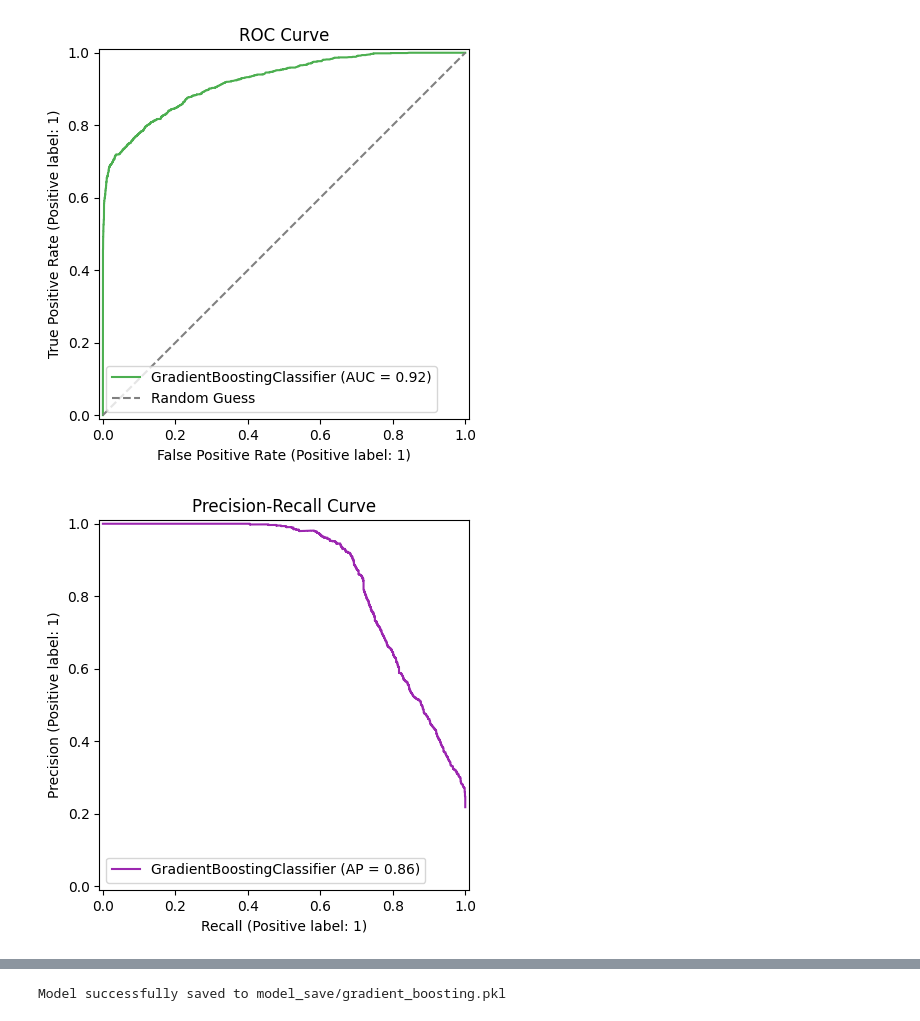
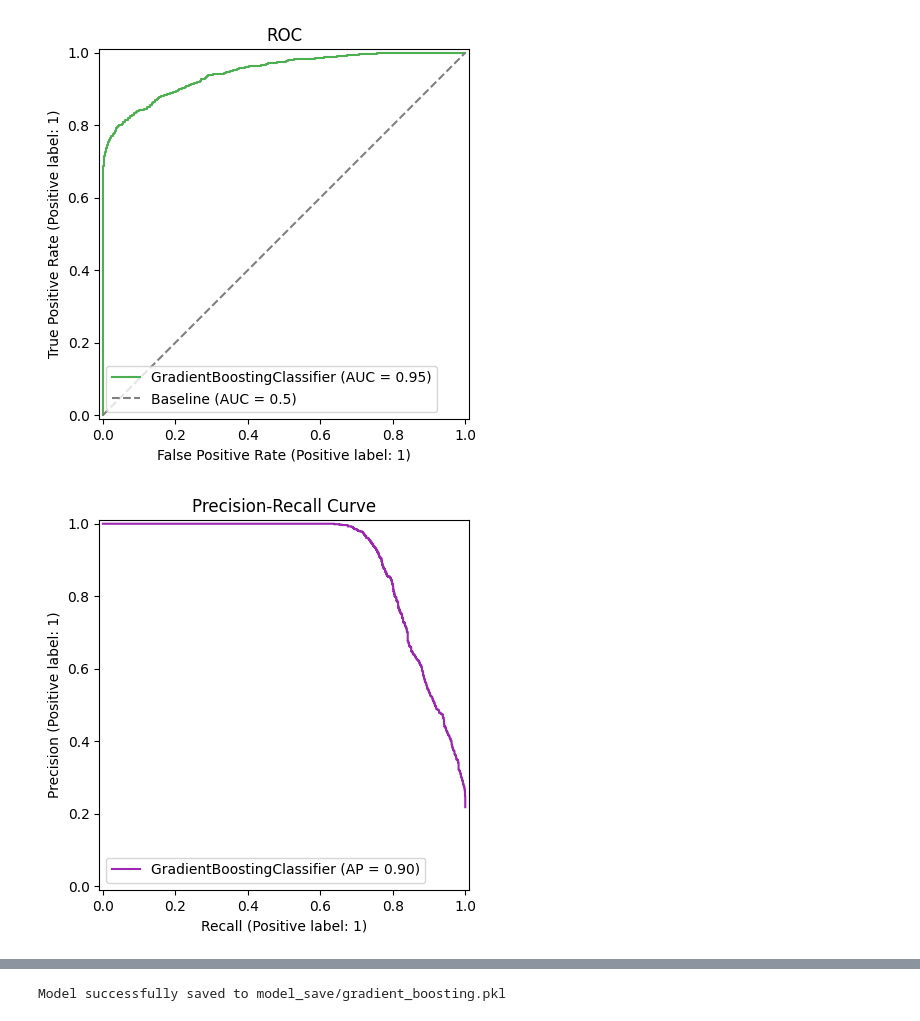
Before and after one commit to Void-sleepy/Data-Mining-Project, a Jupyter notebook: gradient_boosting.ipynb, the cells around one changed output, grey strips where cells are left out. Drawn from its saved outputs; the diff is of its cells as text; code cells hidden in the pictures.

```diff
--- a/gradient_boosting.ipynb
+++ b/gradient_boosting.ipynb
@@ -21,6 +21,6 @@ y = df['loan_status']
 X = pd.get_dummies(X, drop_first=True)
 X_train, X_test, y_train, y_test = train_test_split(X, y, test_size=0.2, random_state=42)
 # %%
-model = GradientBoostingClassifier(n_estimators=100, learning_rate=0.1, max_depth=3, random_state=42)
+model = GradientBoostingClassifier(n_estimators=300, learning_rate=0.1, max_depth=9, random_state=42)
 model.fit(X_train, y_train)
 # %% [output]
@@ -58,17 +62,17 @@ plt.show()
 # %%
 RocCurveDisplay.from_estimator(model, X_test, y_test, color="#4CAF50")
-plt.title("ROC Curve")
-plt.plot([0, 1], [0, 1], linestyle='--', color='gray', label='Random Guess')
+plt.title("ROC")
+plt.plot([0, 1], [0, 1], linestyle='--', color='gray', label='Baseline (AUC = 0.5)')
 plt.legend()
 plt.show()
 # %% [output]
-[figure, old version]
+[figure, new version]
 # %%
 PrecisionRecallDisplay.from_estimator(model, X_test, y_test, color="#9C27B0")
 plt.title("Precision-Recall Curve")
 plt.show()
 # %% [output]
-[figure, old version]
+[figure, new version]
 # %%
 from sklearn.calibration import CalibrationDisplay
 
```
Also changed, not shown: parts of 6 cells of this notebook, 12 other files.
